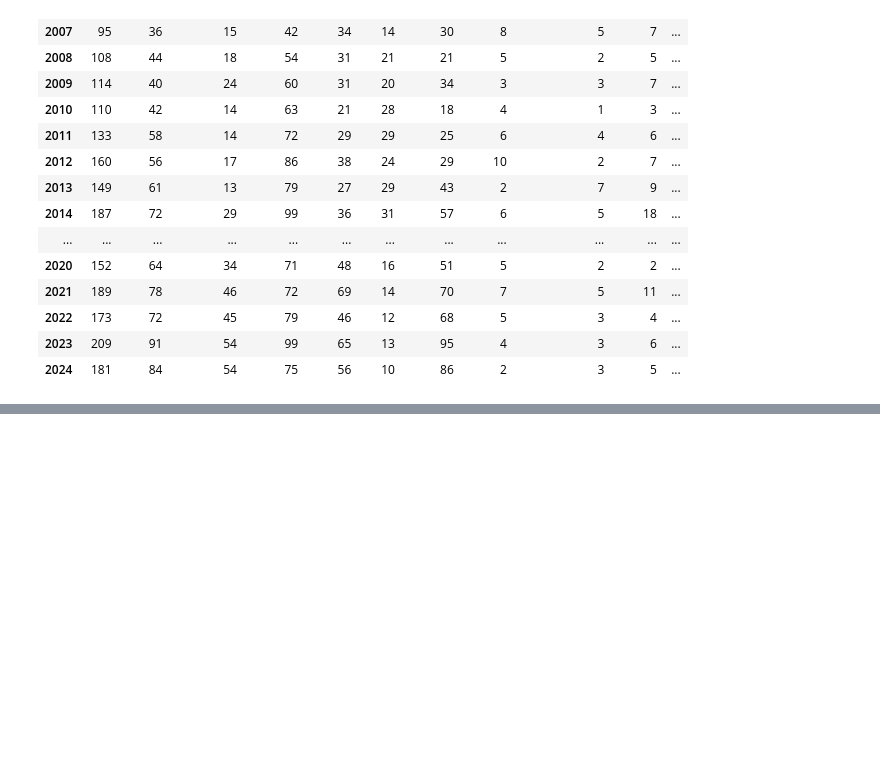
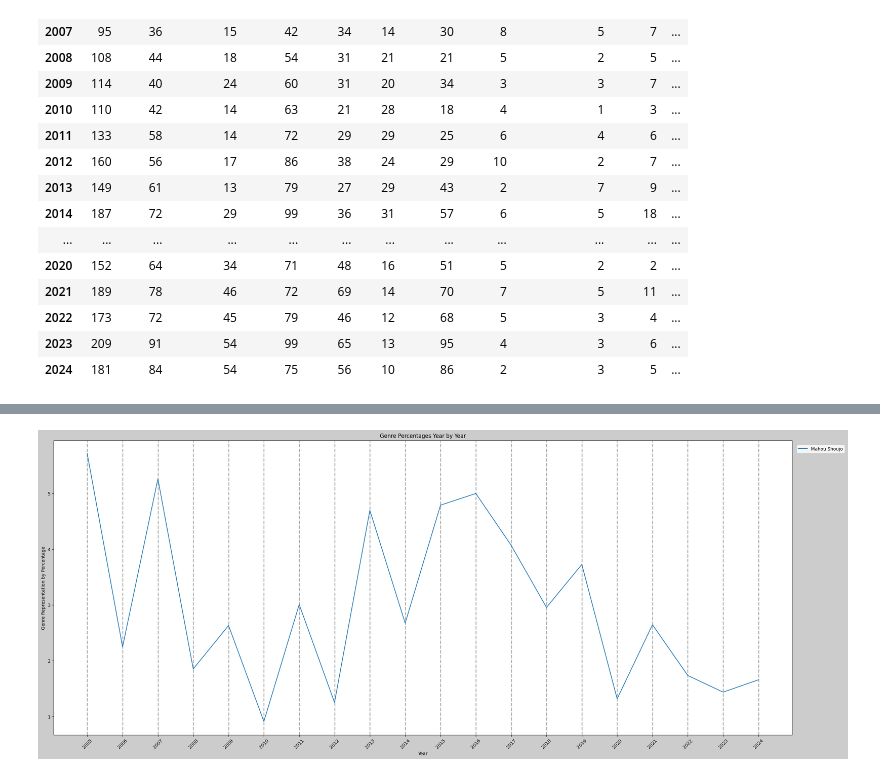
Before and after one commit to leolion023/Anilist, a Jupyter notebook: anilist_analysis.ipynb, the cells around one changed output, grey strips where cells are left out. Cells and saved outputs as stored; diff of their text form; code cells hidden in the pictures; blank space fills up the shorter version.

```diff
--- a/anilist_analysis.ipynb
+++ b/anilist_analysis.ipynb
@@ -286,0 +318,19 @@ genre_year_count_merge
+# %%
+colors = sns.color_palette('husl', 18)
+# Plotting
+plt.figure(figsize=(25, 10),facecolor='#cccccc')
+
+plt.plot(genre_percent_by_year.index, genre_percent_by_year['Mahou Shoujo'], label = 'Mahou Shoujo')
+plt.title('Genre Percentages Year by Year')
+plt.xlabel('Year')
+plt.ylabel('Genre Representation by Percentage')
+plt.legend(bbox_to_anchor=(1, 1), loc='upper left', borderaxespad=1.)
+plt.grid(True, which='both', axis='x', linestyle='--', linewidth=2)
+plt.tight_layout()
+
+plt.xticks(range(min(genre_percent_by_year.index), max(genre_percent_by_year.index) + 1))
+plt.xticks(rotation=45)
+
+plt.show()
+# %% [output]
+[figure, added]
```
Also changed, not shown: parts of 31 cells of this notebook.
